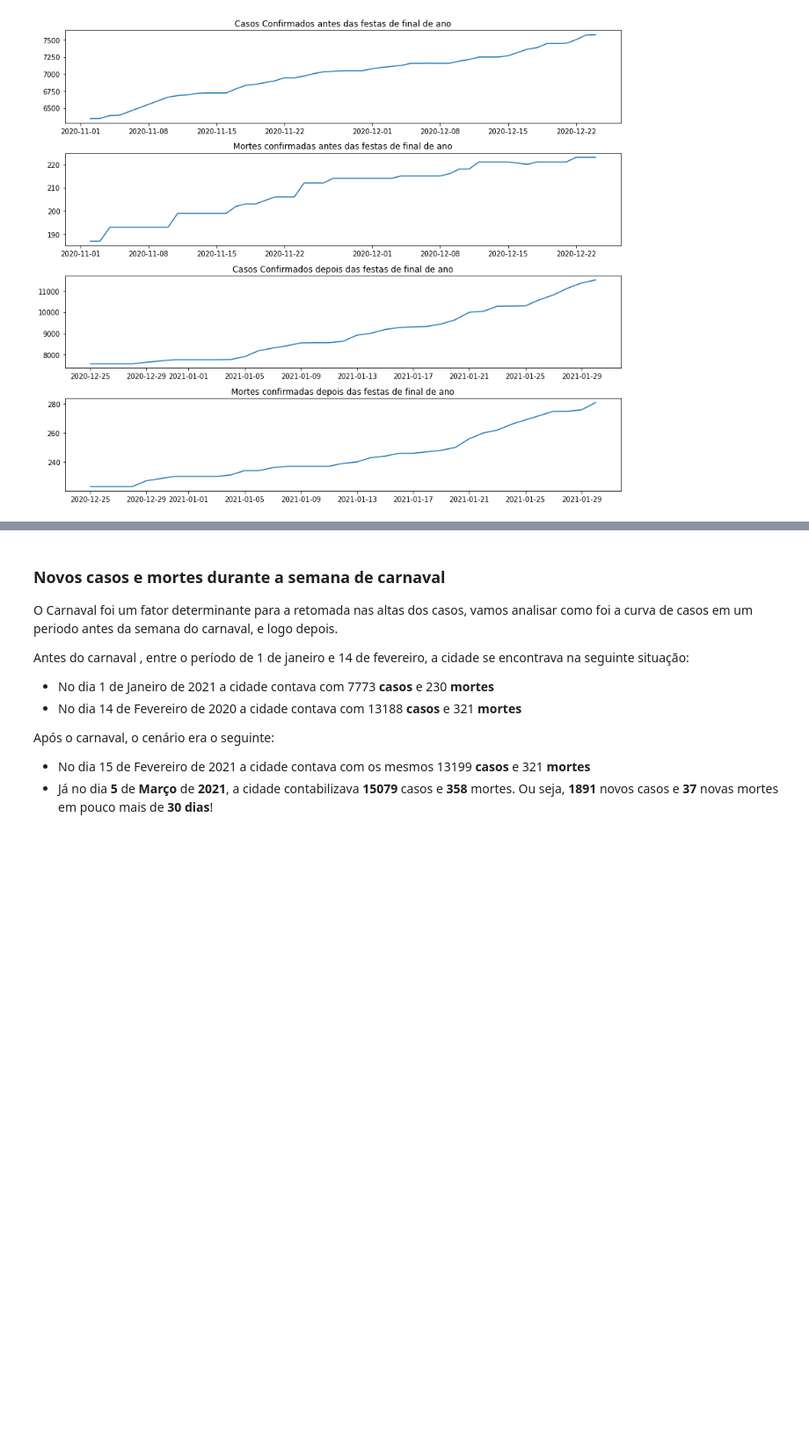
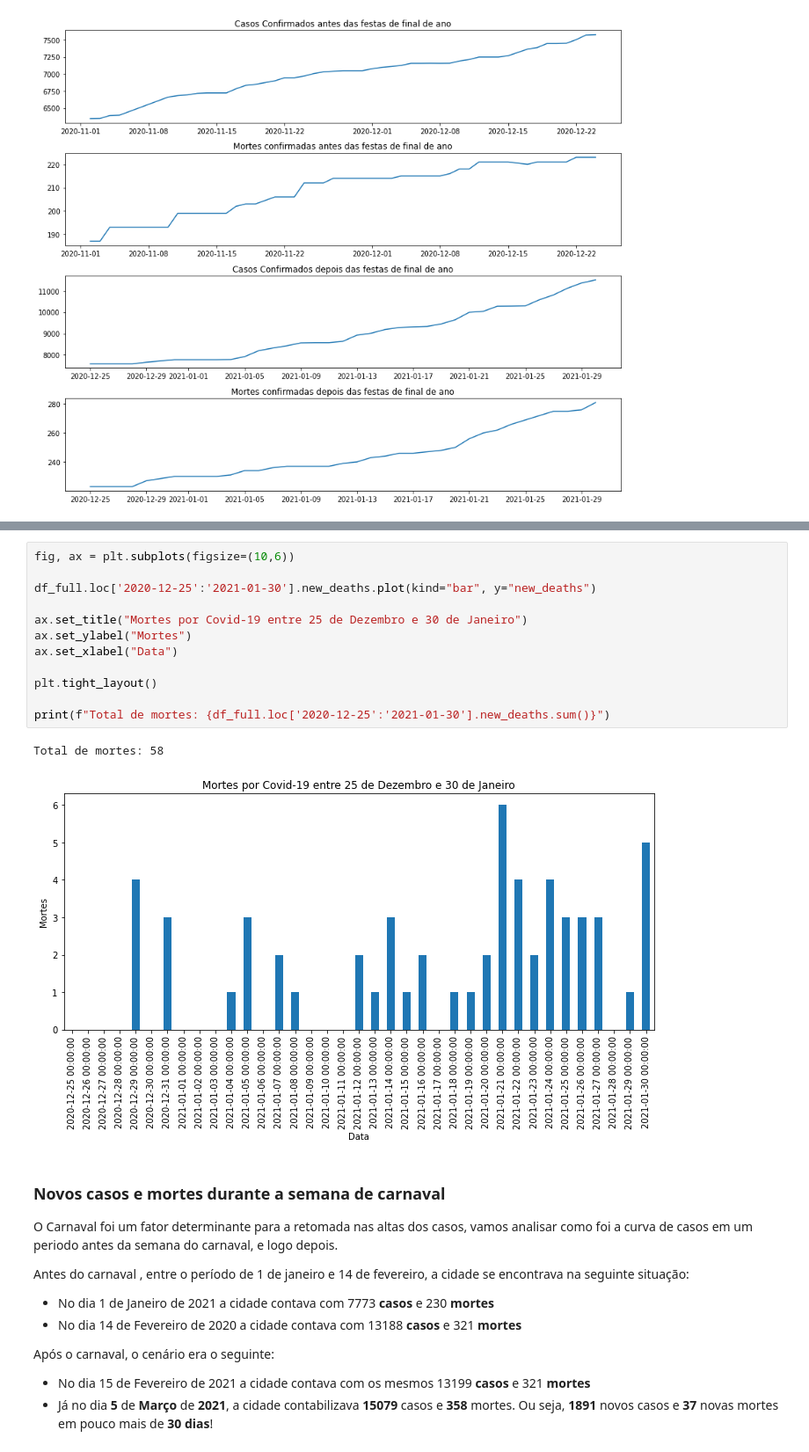
Before and after one commit to teixeiragthiago/portfolio, a Jupyter notebook: Analisando_os_dados_da_Covid_19_em_Franca.ipynb, the cells around one changed output, grey strips where cells are left out. Shown at 88% size. Cells and saved outputs as stored; diff of their text form; blank space fills up the shorter version.

```diff
--- a/Analisando_os_dados_da_Covid_19_em_Franca.ipynb
+++ b/Analisando_os_dados_da_Covid_19_em_Franca.ipynb
@@ -244,3 +272,18 @@ Total de Mortes confirmadas de 25 de Dez 2020 até 30 Jan 2021:  58
+# %%
+fig, ax = plt.subplots(figsize=(10,6))
+
+df_full.loc['2020-12-25':'2021-01-30'].new_deaths.plot(kind="bar", y="new_deaths")
+
+ax.set_title("Mortes por Covid-19 entre 25 de Dezembro e 30 de Janeiro")
+ax.set_ylabel("Mortes")
+ax.set_xlabel("Data")
+
+plt.tight_layout()
+
+print(f"Total de mortes: {df_full.loc['2020-12-25':'2021-01-30'].new_deaths.sum()}")
+# %% [output]
+Total de mortes: 58
+[figure, added]
 # %% [markdown]
 ### Novos casos e mortes durante a semana de carnaval
 
```
Also changed, not shown: parts of 14 cells of this notebook.
